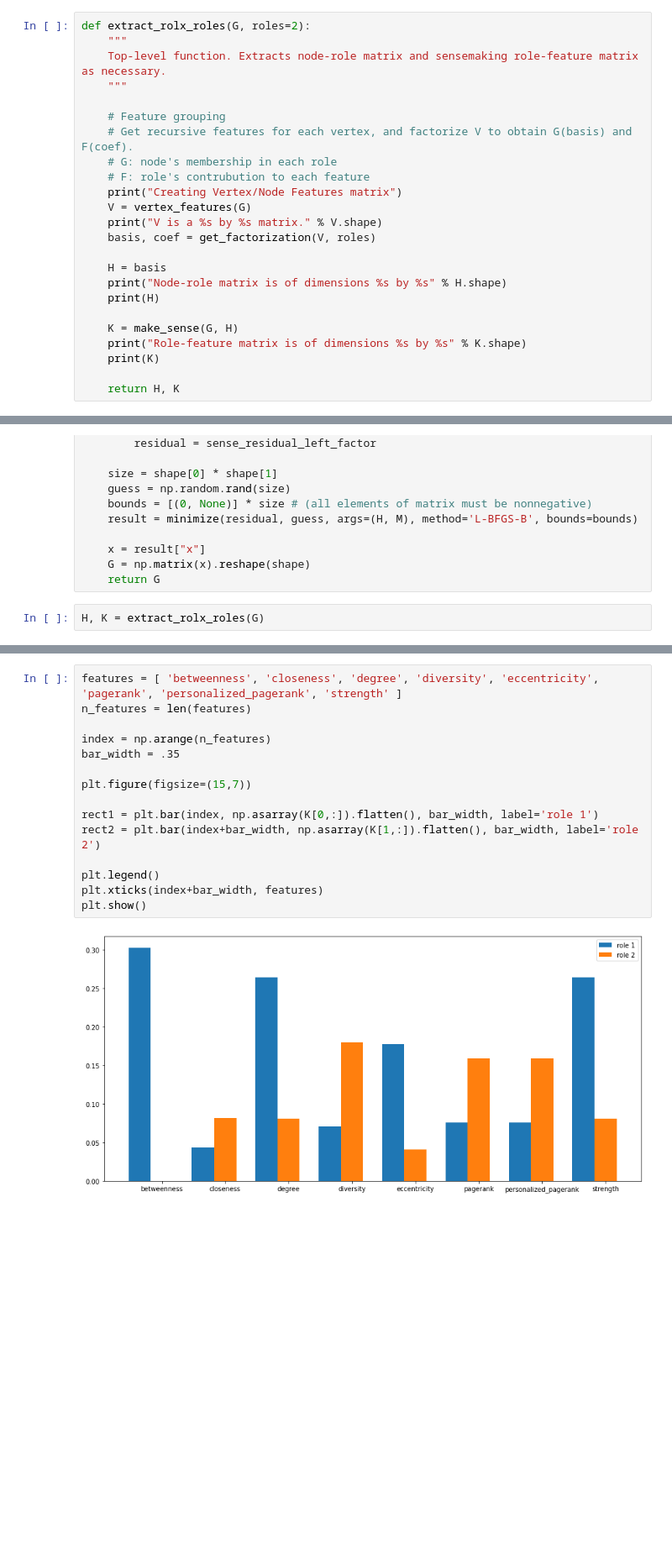
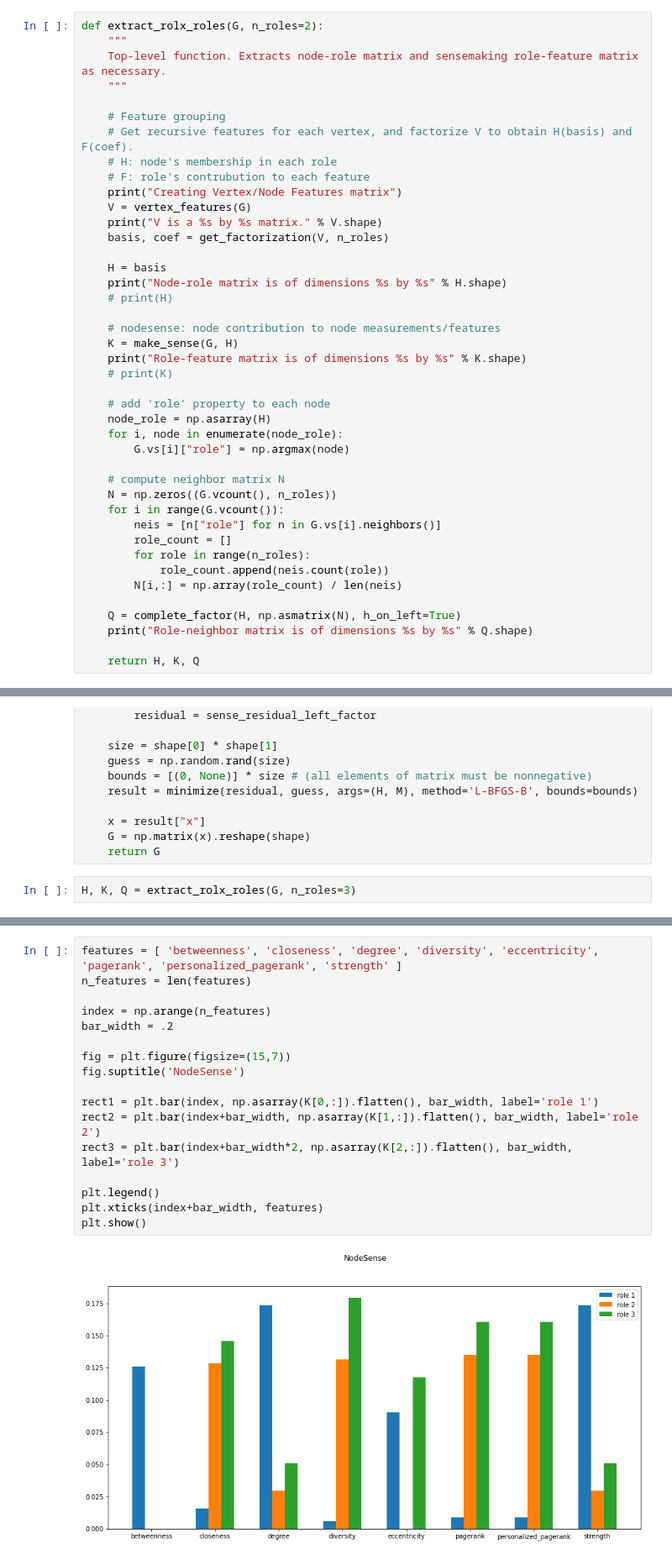
Before and after one commit to liangyufc/rolx-erasmus, a Jupyter notebook: src/sensemaking.ipynb, the cells around one changed output, grey strips where cells are left out. Shown at 84% size. Saved outputs shown, nothing was run; the diff lists cells and outputs as text; blank space fills up the shorter version.

Commit message:
complete neighborsense

```diff
--- a/src/sensemaking.ipynb
+++ b/src/sensemaking.ipynb
@@ -89,26 +96,44 @@ G = igraph.Graph.from_networkx(g)
 # %% [markdown]
 [Draw weighted directed graph](https://stackoverflow.com/questions/20133479/how-to-draw-directed-graphs-using-networkx-in-python)
 # %%
-def extract_rolx_roles(G, roles=2):
+def extract_rolx_roles(G, n_roles=2):
     """
     Top-level function. Extracts node-role matrix and sensemaking role-feature matrix as necessary.
     """
 
     # Feature grouping
-    # Get recursive features for each vertex, and factorize V to obtain G(basis) and F(coef).
-    # G: node's membership in each role
+    # Get recursive features for each vertex, and factorize V to obtain H(basis) and F(coef).
+    # H: node's membership in each role
     # F: role's contrubution to each feature
     print("Creating Vertex/Node Features matrix")
     V = vertex_features(G)
     print("V is a %s by %s matrix." % V.shape)
-    basis, coef = get_factorization(V, roles)
+    basis, coef = get_factorization(V, n_roles)
 
     H = basis
     print("Node-role matrix is of dimensions %s by %s" % H.shape)
-    print(H)
+    # print(H)
 
+    # nodesense: node contribution to node measurements/features
     K = make_sense(G, H)
     print("Role-feature matrix is of dimensions %s by %s" % K.shape)
-    print(K)
+    # print(K)
 
-    return H, K
+    # add 'role' property to each node
+    node_role = np.asarray(H)
+    for i, node in enumerate(node_role):
+        G.vs[i]["role"] = np.argmax(node)
+
+    # compute neighbor matrix N
+    N = np.zeros((G.vcount(), n_roles))
+    for i in range(G.vcount()):
+        neis = [n["role"] for n in G.vs[i].neighbors()]
+        role_count = []
+        for role in range(n_roles):
+            role_count.append(neis.count(role))
+        N[i,:] = np.array(role_count) / len(neis)
+
+    Q = complete_factor(H, np.asmatrix(N), h_on_left=True)
+    print("Role-neighbor matrix is of dimensions %s by %s" % Q.shape)
+
+    return H, K, Q
@@ -308,6 +339,6 @@ def complete_factor(H, M, h_on_left=True):
     G = np.matrix(x).reshape(shape)
     return G
 # %%
-H, K = extract_rolx_roles(G)
+H, K, Q = extract_rolx_roles(G, n_roles=3)
 # %% [output]
 Creating Vertex/Node Features matrix
@@ -348,17 +360,19 @@ plt.show()
 # %%
 features = [ 'betweenness', 'closeness', 'degree', 'diversity', 'eccentricity', 'pagerank', 'personalized_pagerank', 'strength' ]
 n_features = len(features)
 
 index = np.arange(n_features)
-bar_width = .35
+bar_width = .2
 
-plt.figure(figsize=(15,7))
+fig = plt.figure(figsize=(15,7))
+fig.suptitle('NodeSense')
 
 rect1 = plt.bar(index, np.asarray(K[0,:]).flatten(), bar_width, label='role 1')
 rect2 = plt.bar(index+bar_width, np.asarray(K[1,:]).flatten(), bar_width, label='role 2')
+rect3 = plt.bar(index+bar_width*2, np.asarray(K[2,:]).flatten(), bar_width, label='role 3')
 
 plt.legend()
 plt.xticks(index+bar_width, features)
 plt.show()
 # %% [output]
-[figure, old version]
+[figure, new version]
```
Also changed, not shown: parts of 8 cells of this notebook.
